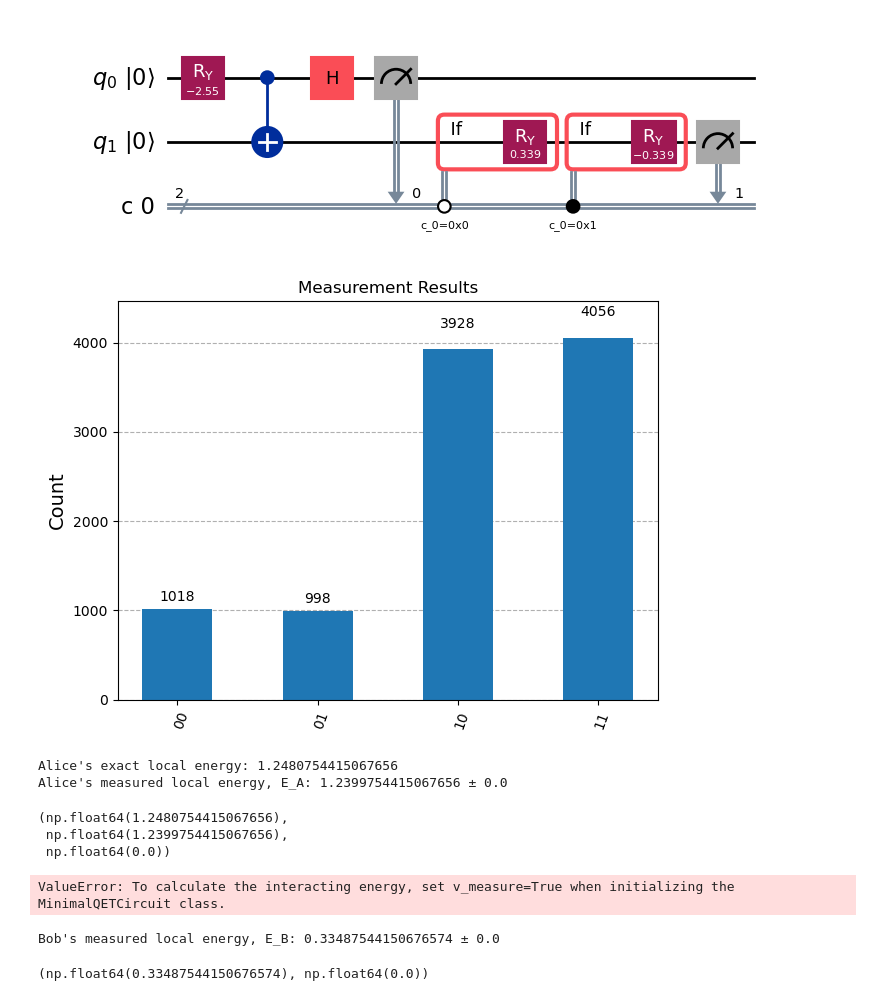
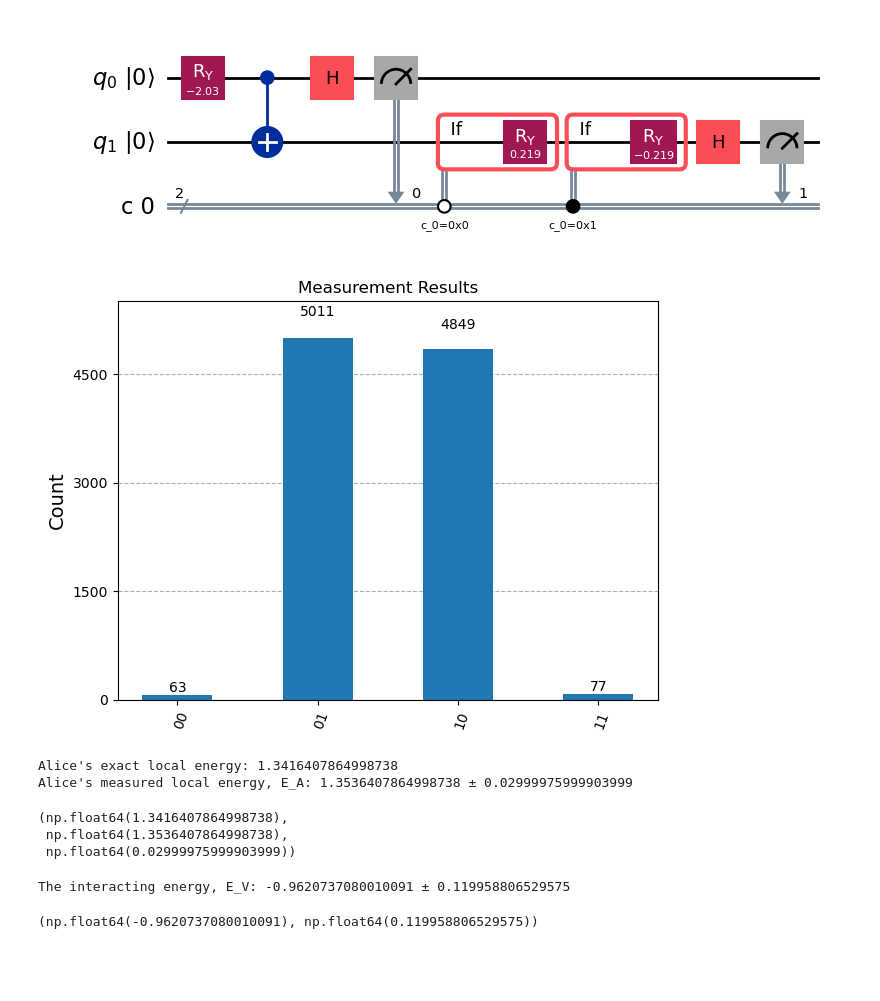
Before and after one commit to sakeeb-droid/long-range-QET, a Jupyter notebook: long_range_qet.ipynb, the cells around one changed output. Drawn from its saved outputs; the diff is of its cells as text; code cells hidden in the pictures; blank space fills up the shorter version.

Commit message:
added long range qet implementation

```diff
--- a/long_range_qet.ipynb
+++ b/long_range_qet.ipynb
@@ -11,33 +11,29 @@ from qiskit_ibm_runtime import QiskitRuntimeService, SamplerV2 as Sampler, Estim
 
 from qiskit_aer import AerSimulator
 # %%
-from qet import MinimalQETCircuit
+from qet import MinimalQETCircuit, LongRangeQETCircuit
 
-qet = MinimalQETCircuit(1.5, 1, v_measure=False)
+qet = MinimalQETCircuit(3, 6, v_measure=True)
 qet.build_circuit()
 qet.draw_circuit()
 # %% [output]
-[figure, old version]
+[figure, new version]
 # %%
 backend = AerSimulator()
 counts_list = qet.get_counts(backend = backend, shots=10000)
 display(plot_histogram(counts_list, title="Measurement Results"))
 # %% [output]
-[figure, old version]
+[figure, new version]
 # %%
 qet.calculate_EA()
 # %% [output]
-Alice's exact local energy: 1.2480754415067656
-Alice's measured local energy, E_A: 1.2399754415067656 ± 0.0
+Alice's exact local energy: 1.3416407864998738
+Alice's measured local energy, E_A: 1.3536407864998738 ± 0.02999975999903999
-(np.float64(1.2480754415067656),
- np.float64(1.2399754415067656),
- np.float64(0.0))
+(np.float64(1.3416407864998738),
+ np.float64(1.3536407864998738),
+ np.float64(0.02999975999903999))
-# %%
-qet.calculate_EV()
-# %% [output]
-ValueError: To calculate the interacting energy, set v_measure=True when initializing the MinimalQETCircuit class.
 # %%
-qet.calculate_EB()
+qet.calculate_EV()
 # %% [output]
-Bob's measured local energy, E_B: 0.33487544150676574 ± 0.0
+The interacting energy, E_V: -0.9620737080010091 ± 0.119958806529575
-(np.float64(0.33487544150676574), np.float64(0.0))
+(np.float64(-0.9620737080010091), np.float64(0.119958806529575))
```
Also changed, not shown: parts of 4 cells of this notebook, 1 other file.
